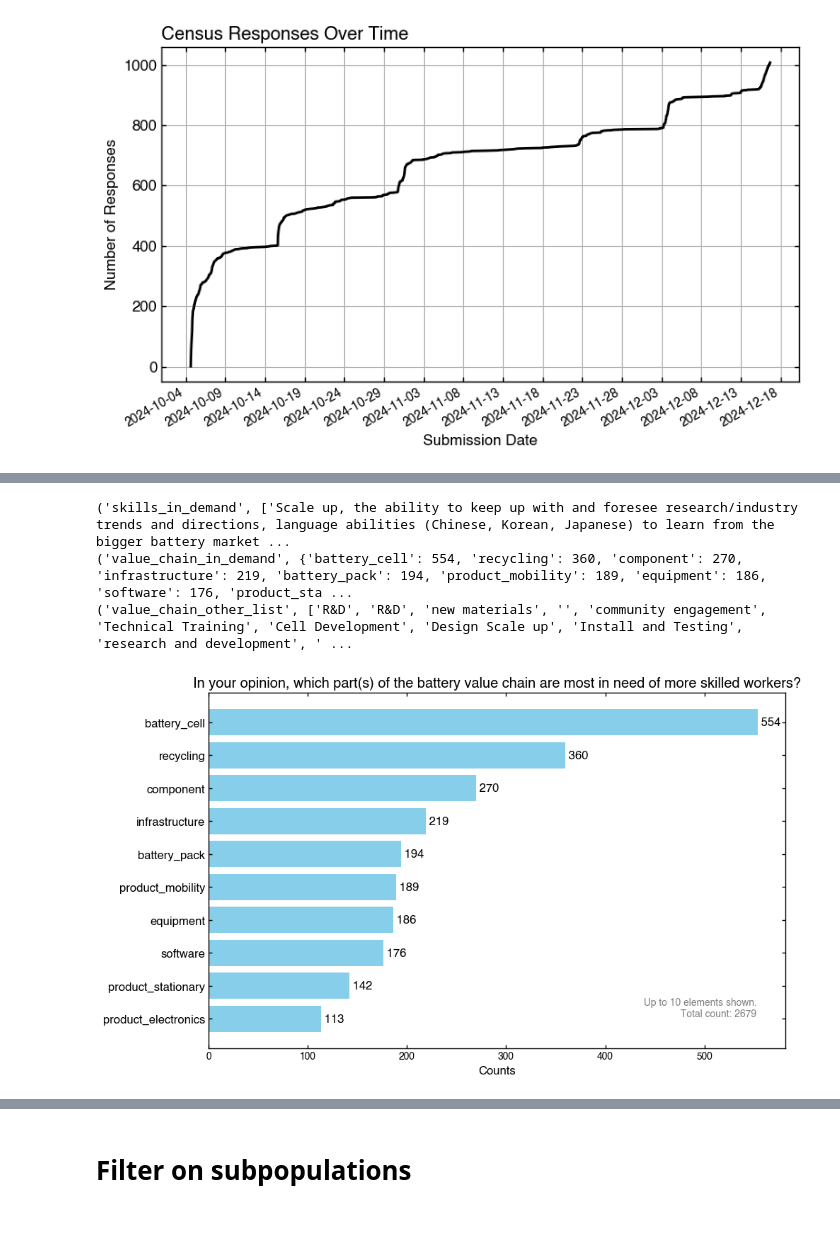
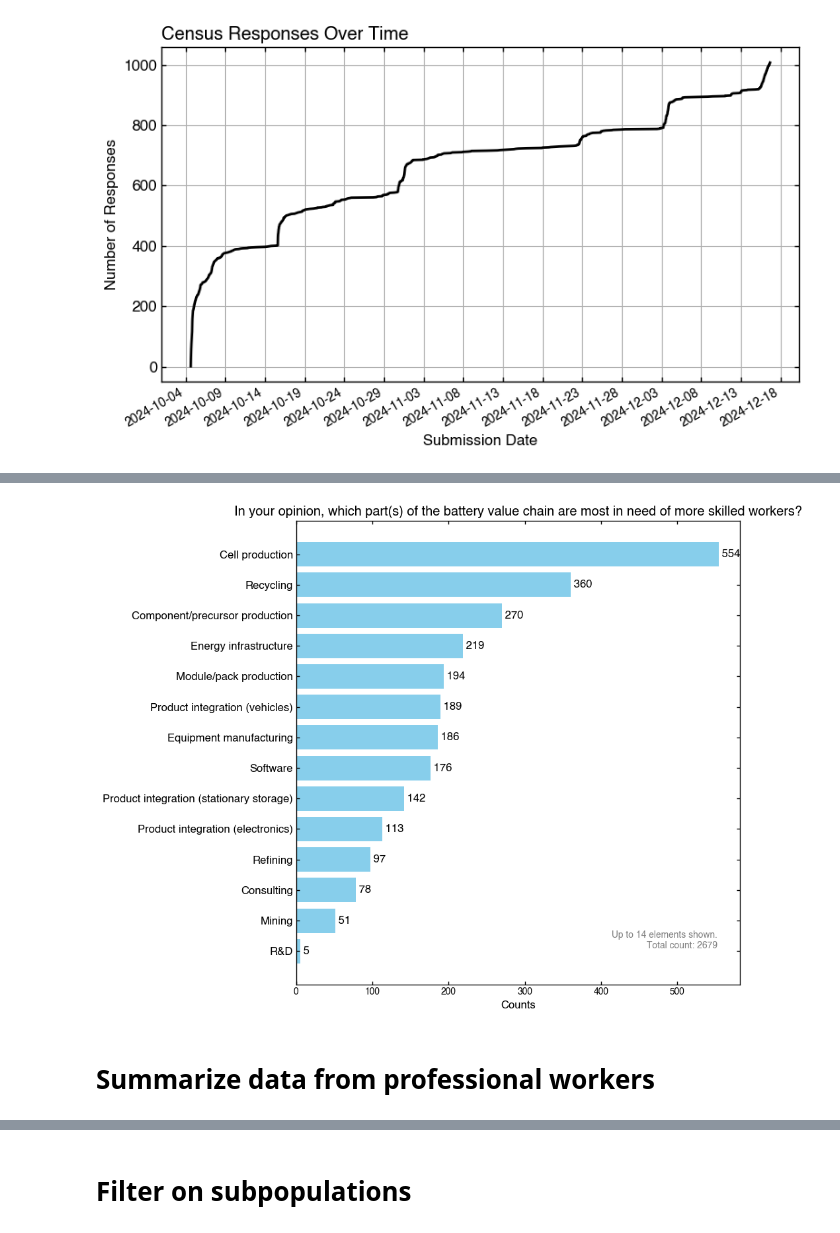
Before and after one commit to wengandrew/battery-talent-census, a Jupyter notebook: notebooks/explore_data.ipynb, the cells around one changed output, grey strips where cells are left out. Drawn from its saved outputs; the diff is of its cells as text; code cells hidden in the pictures.

```diff
--- a/notebooks/explore_data.ipynb
+++ b/notebooks/explore_data.ipynb
@@ -264,0 +284,3 @@ res = analyst.summarize_census_sentiment()
+# %%
+res_census_skills_demand = analyst.summarize_census_skills_demand()
+pprint(res_census_skills_demand)
@@ -265,15 +305,13 @@ res = analyst.summarize_census_sentiment()
 # %%
-res = analyst.summarize_census_skills_demand()
-[print(x) for x in res.items()];
-
-
-plotter.make_bar_plot_from_dictionary(res['value_chain_in_demand'],
-                                      title='In your opinion, which part(s) of the battery value chain are most in need of more skilled workers?',
-                                      saveas='census_value_chain_in_demand.png',
-                                      num_elements=10,
-                                      exclusions=['nan'])
+plotter.make_bar_plot_from_dict(
+    res_census_skills_demand['value_chain_in_demand'],
+    title='In your opinion, which part(s) of the battery value chain are most in need of more skilled workers?',
+    saveas='census_value_chain_in_demand.png',
+    num_elements=15,
+    exclusions=['mobility)'],
+    sorted=True,
+    replacements={'Product integration (vehicles' : 'Product integration (vehicles)'})
 # %% [output]
-('skills_in_demand', ['Scale up, the ability to keep up with and foresee research/industry trends and directions, language abilities (Chinese, Korean, Japanese) to learn from the bigger battery market ...
-('value_chain_in_demand', {'battery_cell': 554, 'recycling': 360, 'component': 270, 'infrastructure': 219, 'battery_pack': 194, 'product_mobility': 189, 'equipment': 186, 'software': 176, 'product_sta ...
-('value_chain_other_list', ['R&D', 'R&D', 'new materials', '', 'community engagement', 'Technical Training', 'Cell Development', 'Design Scale up', 'Install and Testing', 'research and development', ' ...
-[figure, old version]
+[figure, new version]
+# %% [markdown]
+# Summarize data from professional workers
```
Also changed, not shown: parts of 24 cells of this notebook, 21 other files.
